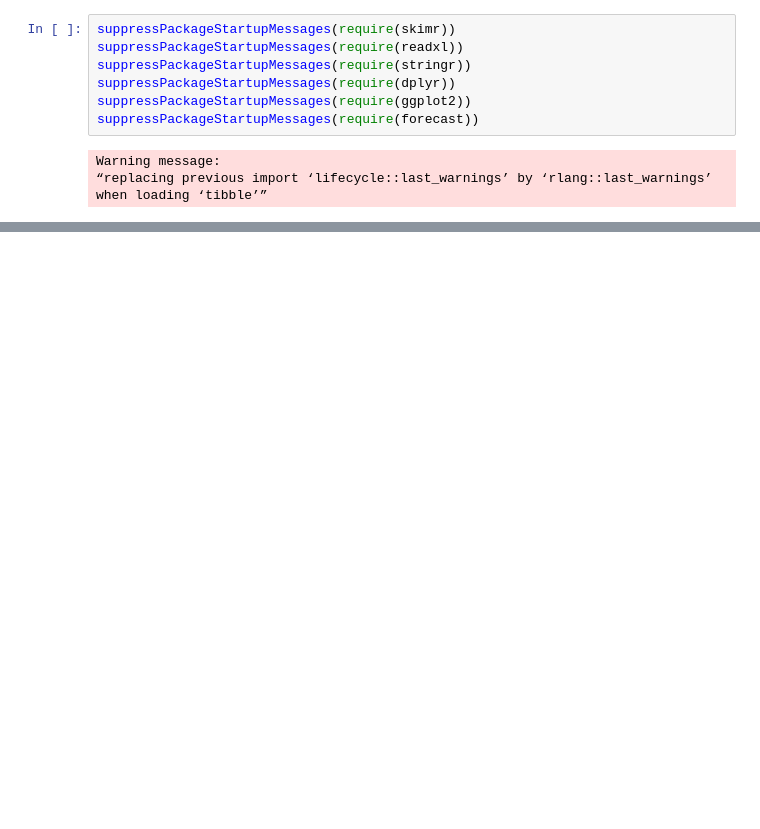
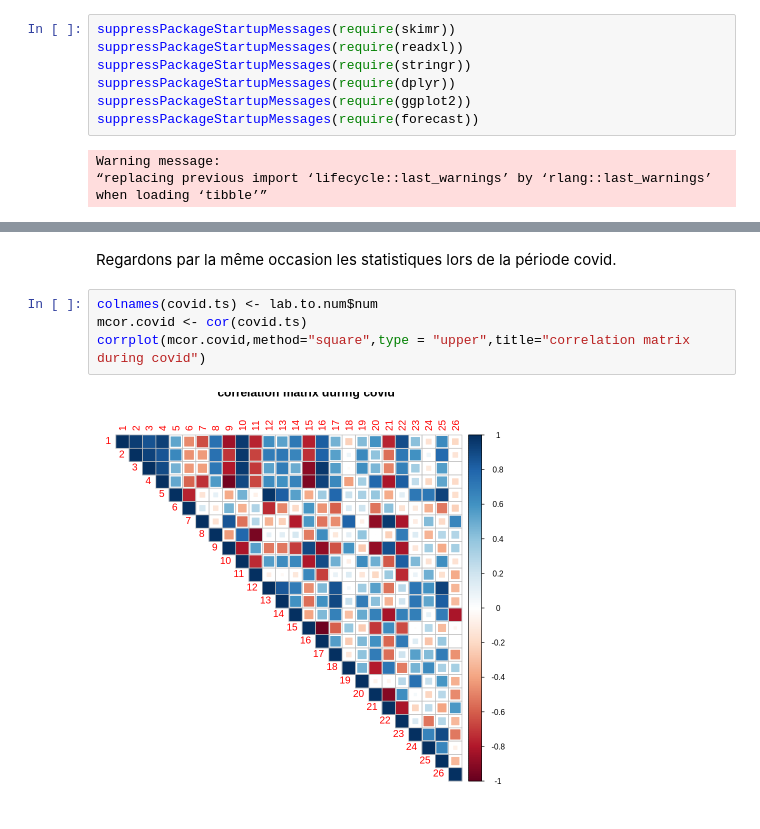
Before and after one commit to Jay-boo/TimeSeries_ACOSS, a Jupyter notebook: multivariate.ipynb, the cells around one changed output, grey strips where cells are left out. Cells and saved outputs as stored; diff of their text form; blank space fills up the shorter version.

```diff
--- a/multivariate.ipynb
+++ b/multivariate.ipynb
@@ -50,0 +201,8 @@ covid.ts <- ts(tmp[(df.indexes[length(df.indexes)]+1):nrow(tmp),],start=c(2020,1
+# %% [markdown]
+Regardons par la même occasion les statistiques lors de la période covid.
+# %%
+colnames(covid.ts) <- lab.to.num$num
+mcor.covid <- cor(covid.ts)
+corrplot(mcor.covid,method="square",type = "upper",title="correlation matrix during covid")
+# %% [output]
+[figure, added]
```
Also changed, not shown: parts of 25 cells of this notebook.
